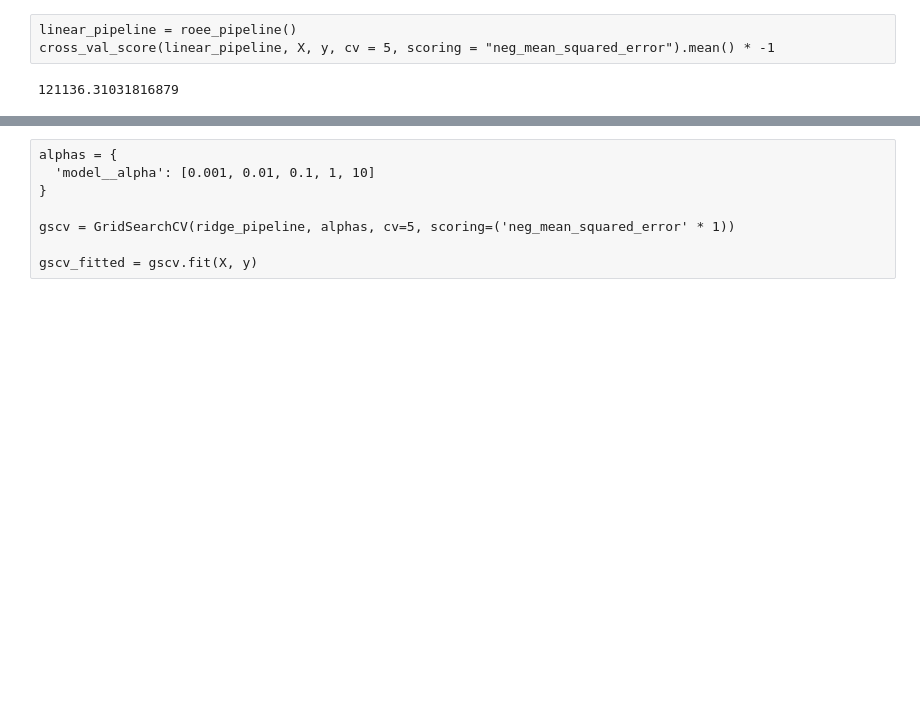
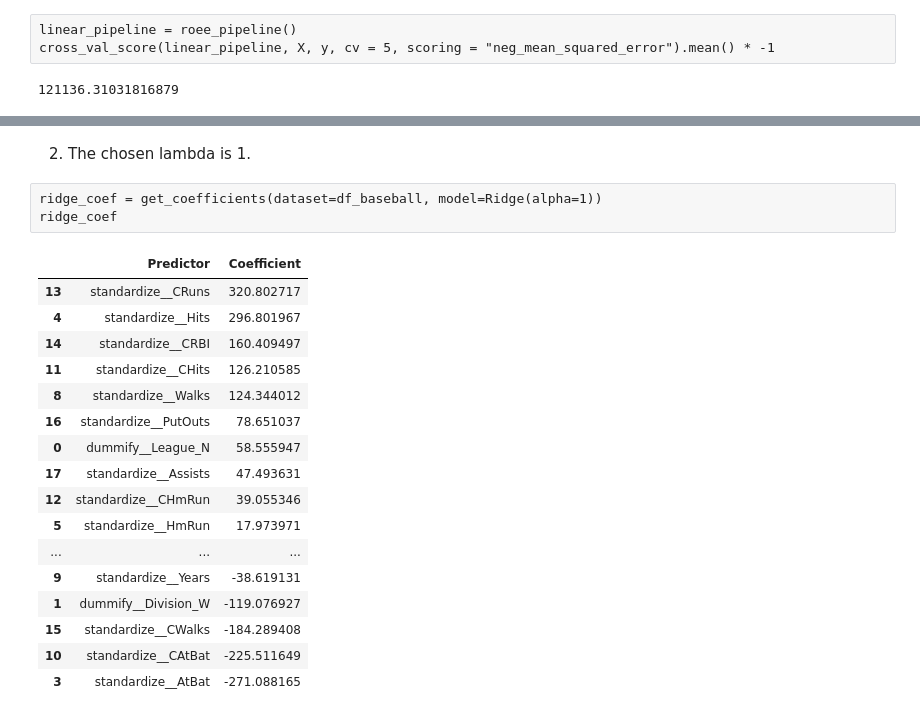
Before and after one commit to r-morag/Labs---GSB-544, a Jupyter notebook: lab_6.ipynb, the cells around one changed output, grey strips where cells are left out. Drawn from its saved outputs; the diff is of its cells as text; blank space fills up the shorter version.

```diff
--- a/lab_6.ipynb
+++ b/lab_6.ipynb
@@ -172,8 +233,23 @@ ridge_pipeline = roee_pipeline(model=Ridge())
-# %%
-alphas = {
-  'model__alpha': [0.001, 0.01, 0.1, 1, 10]
-}
-
-gscv = GridSearchCV(ridge_pipeline, alphas, cv=5, scoring=('neg_mean_squared_error' * 1))
-
-gscv_fitted = gscv.fit(X, y)
+# %% [markdown]
+2. The chosen lambda is 1.
+# %%
+ridge_coef = get_coefficients(dataset=df_baseball, model=Ridge(alpha=1))
+ridge_coef
+# %% [output]
+|  | Predictor | Coefficient |
+| 13 | standardize__CRuns | 320.802717 |
+| 4 | standardize__Hits | 296.801967 |
+| 14 | standardize__CRBI | 160.409497 |
+| 11 | standardize__CHits | 126.210585 |
+| 8 | standardize__Walks | 124.344012 |
+| 16 | standardize__PutOuts | 78.651037 |
+| 0 | dummify__League_N | 58.555947 |
+| 17 | standardize__Assists | 47.493631 |
+| 12 | standardize__CHmRun | 39.055346 |
+| 5 | standardize__HmRun | 17.973971 |
+| ... | ... | ... |
+| 9 | standardize__Years | -38.619131 |
+| 1 | dummify__Division_W | -119.076927 |
+| 15 | standardize__CWalks | -184.289408 |
+| 10 | standardize__CAtBat | -225.511649 |
+| 3 | standardize__AtBat | -271.088165 |
```
Also changed, not shown: parts of 23 cells of this notebook.
